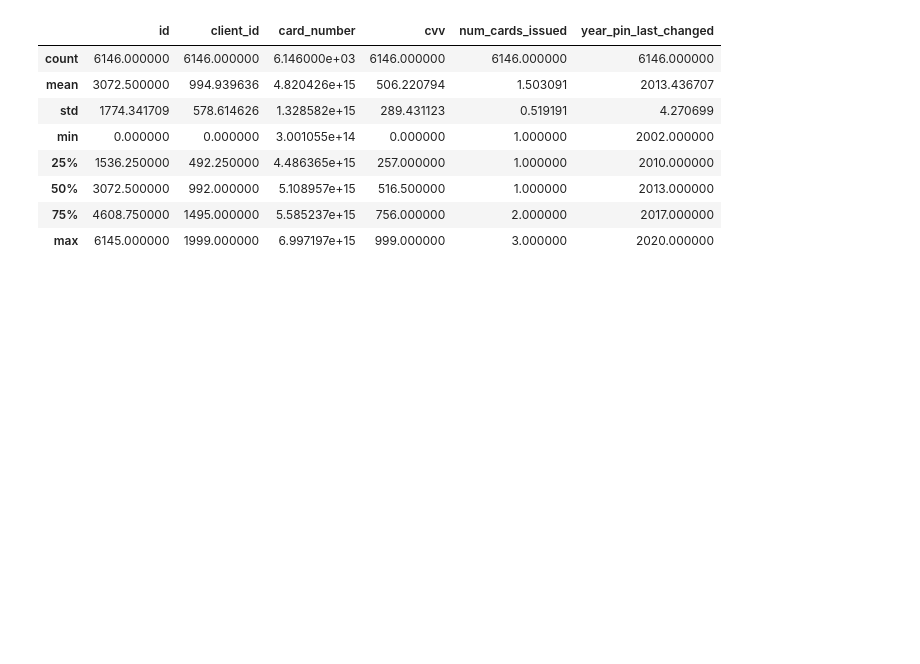
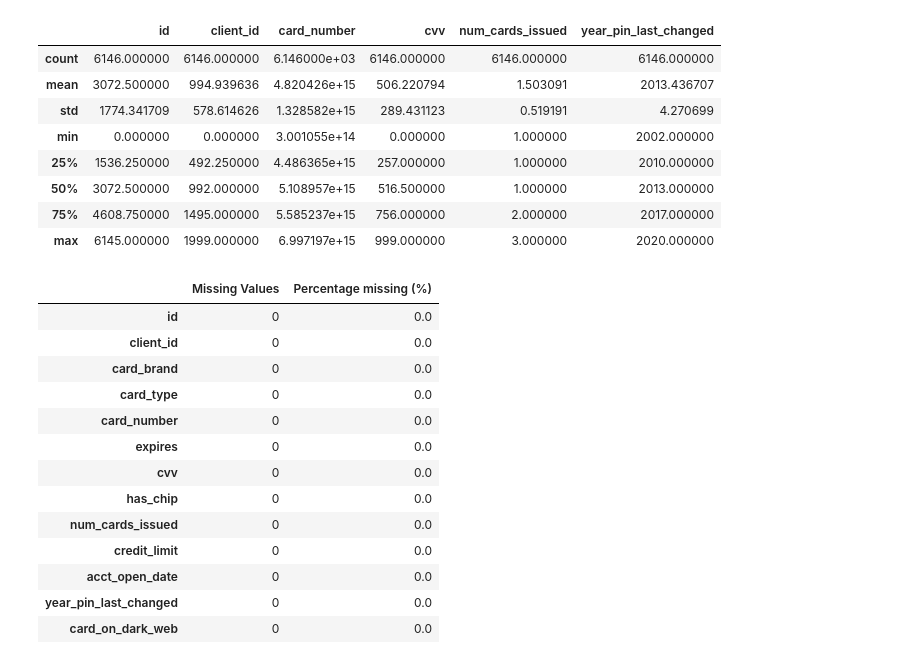
Before and after one commit to andriysinclair/FraudDetection, a Jupyter notebook: eda_cleaning.ipynb, the cells around one changed output. Saved outputs shown, nothing was run; the diff lists cells and outputs as text; code cells hidden in the pictures; blank space fills up the shorter version.

```diff
--- a/eda_cleaning.ipynb
+++ b/eda_cleaning.ipynb
@@ -181,3 +239,22 @@ cards_data_df.describe()
 | 50% | 3072.500000 | 992.000000 | 5.108957e+15 | 516.500000 | 1.000000 | 2013.000000 |
 | 75% | 4608.750000 | 1495.000000 | 5.585237e+15 | 756.000000 | 2.000000 | 2017.000000 |
 | max | 6145.000000 | 1999.000000 | 6.997197e+15 | 999.000000 | 3.000000 | 2020.000000 |
+# %%
+# Missing values
+
+missing_summary(cards_data_df)
+# %% [output]
+|  | Missing Values | Percentage missing (%) |
+| id | 0 | 0.0 |
+| client_id | 0 | 0.0 |
+| card_brand | 0 | 0.0 |
+| card_type | 0 | 0.0 |
+| card_number | 0 | 0.0 |
+| expires | 0 | 0.0 |
+| cvv | 0 | 0.0 |
+| has_chip | 0 | 0.0 |
+| num_cards_issued | 0 | 0.0 |
+| credit_limit | 0 | 0.0 |
+| acct_open_date | 0 | 0.0 |
+| year_pin_last_changed | 0 | 0.0 |
+| card_on_dark_web | 0 | 0.0 |
```
Also changed, not shown: parts of 13 cells of this notebook, 1 other file.
